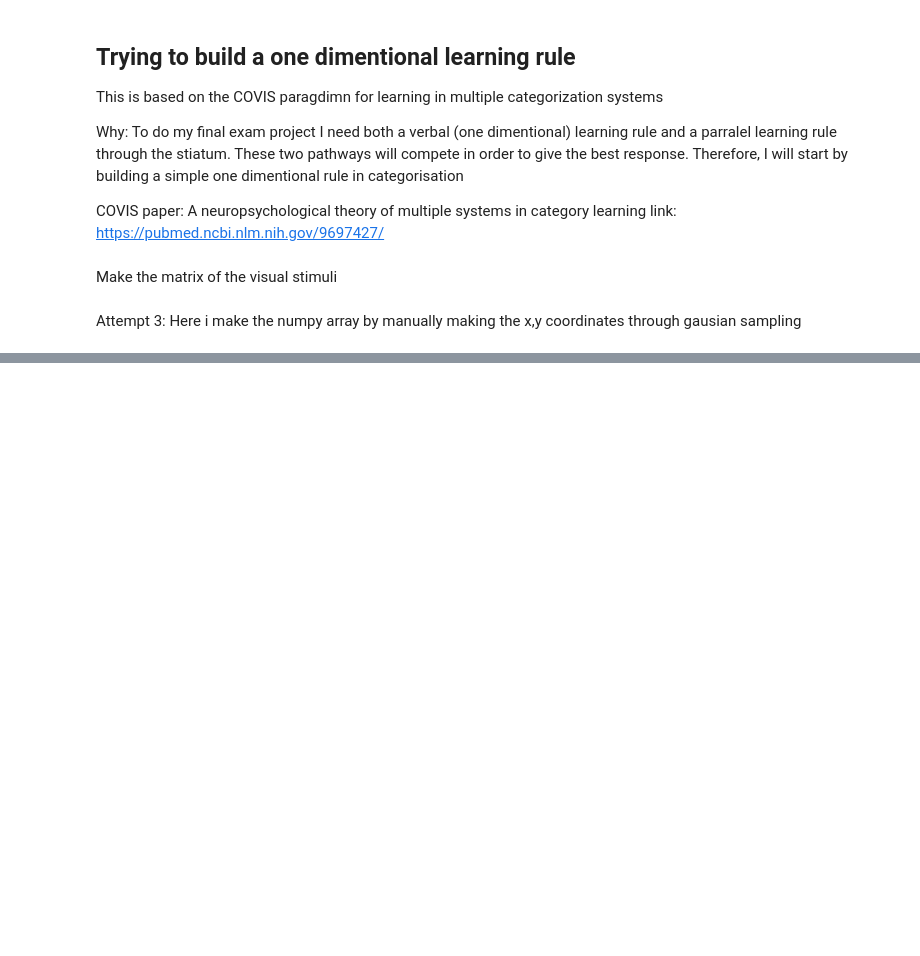
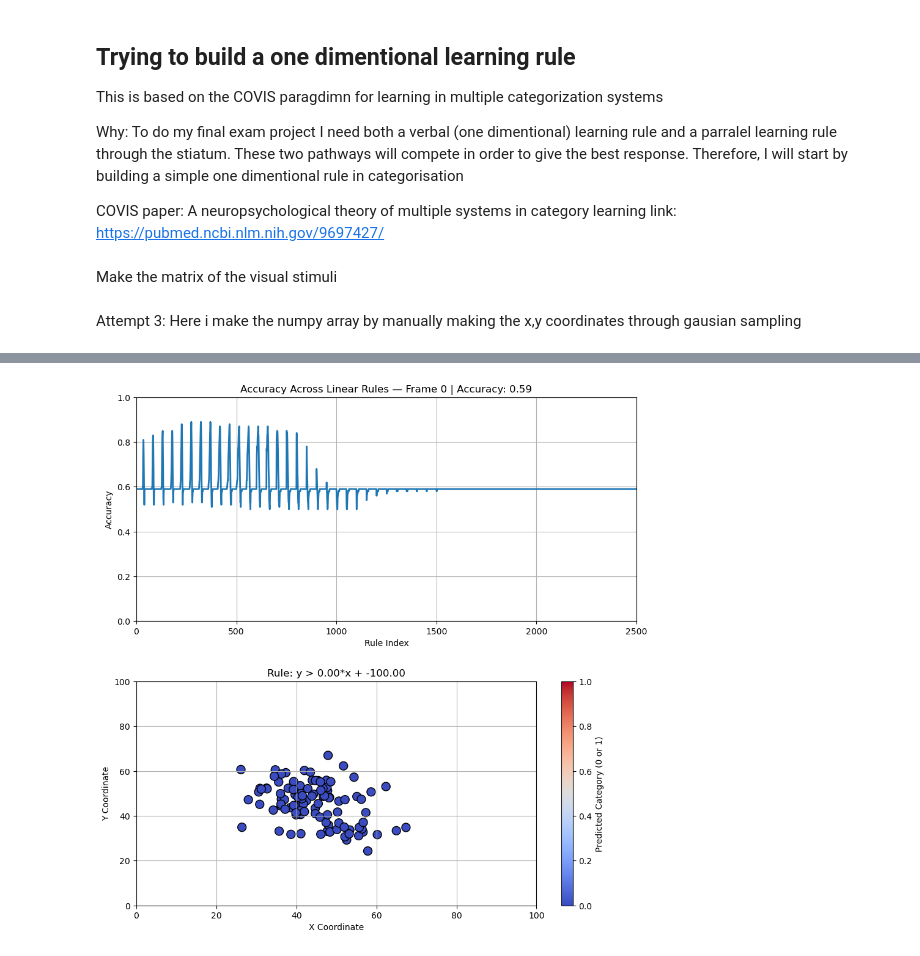
Before and after one commit to JSejrskild/CompNeuro-Exam, a Jupyter notebook: decisionrules/one_dimentional.ipynb, the cells around one changed output, grey strips where cells are left out. Drawn from its saved outputs; the diff is of its cells as text; code cells hidden in the pictures; blank space fills up the shorter version.

```diff
--- a/decisionrules/one_dimentional.ipynb
+++ b/decisionrules/one_dimentional.ipynb
@@ -76,0 +198,93 @@ Shape of the 4D array: (100, 3)
+# %%
+import numpy as np
+import matplotlib as mpl
+import matplotlib.pyplot as plt
+from matplotlib.animation import FuncAnimation
+import os
+
+# Set ffmpeg path
+mpl.rcParams['animation.ffmpeg_path'] = '/Users/johannesejrskildrejsenhus/miniconda3/bin/ffmpeg'
+
+# Ensure video directory exists
+os.makedirs("../videos", exist_ok=True)
+
+# Clear previous history
+acc_history = []
+guess_history = []
+
+# Define grid of linear rules
+a_values = np.linspace(0, 10, 50)  # x slopes
+b_values = np.linspace(-100, 100, 50) # y intercepts
+rule_grid = [(a, b) for a in a_values for b in b_values]
+N = len(rule_grid)
+
+# Create figure
+fig, (ax1, ax2) = plt.subplots(2, 1, figsize=(10, 10))
+fig.tight_layout(pad=5)
+
+# Top plot: accuracy
+accuracy_line, = ax1.plot([], [], lw=2)
+ax1.set_xlim(0, N)
+ax1.set_ylim(0, 1)
+ax1.set_xlabel('Rule Index')
+ax1.set_ylabel('Accuracy')
+ax1.set_title('Accuracy Across Linear Rules')
+ax1.grid(True)
+
+# Bottom plot: scatter + decision line
+scatter = ax2.scatter(x_values, y_values, c=np.zeros_like(answer_values), cmap='coolwarm', edgecolors='k', s=100, vmin=0, vmax=1)
+decision_line, = ax2.plot([], [], 'k--', linewidth=2)
+ax2.set_xlim(0, 100)
+ax2.set_ylim(0, 100)
+ax2.set_xlabel('X Coordinate')
+ax2.set_ylabel('Y Coordinate')
+ax2.set_title('Predictions with Linear Rule')
+ax2.grid(True)
+
+# Optional: add colorbar
+fig.colorbar(scatter, ax=ax2, label='Predicted Category (0 or 1)')
+
+# Update function
+def update(frame):
+    a, b = rule_grid[frame]
+    # Try both directions to find best match
+    pred1 = np.where(y_values > a * x_values + b, 1, 0)
+    acc1 = np.mean(pred1 == answer_values)
+
+    pred2 = 1 - pred1  # Flip predictions
+    acc2 = np.mean(pred2 == answer_values)
+
+    # Use the direction with higher accuracy
+    if acc2 > acc1:
+        guesses = pred2
+        acc = acc2
+    else:
+        guesses = pred1
+        acc = acc1
+
+    acc_history.append(acc)
+    guess_history.append((a, b, acc))
+
+    accuracy_line.set_data(range(len(acc_history)), acc_history)
+    scatter.set_array(guesses)
+
+    # Update decision line
+    x_line = np.array([0, 100])
+    y_line = a * x_line + b
+    decision_line.set_data(x_line, y_line)
+
+    ax1.set_title(f'Accuracy Across Linear Rules — Frame {frame} | Accuracy: {acc:.2f}')
+    ax2.set_title(f'Rule: y > {a:.2f}*x + {b:.2f}')
+
+    return accuracy_line, scatter, decision_line
+
+# Animate and save
+#ani = FuncAnimation(fig, update, frames=N, blit=False, interval=100)
+ani = FuncAnimation(fig, update, frames=range(0, N, 5), blit=False, interval=50)
+ani.save("../videos/optimal_rule_twoDim.mp4", writer="ffmpeg", fps=10)
+
+# Print best rule and accuracy
+best_idx = np.argmax(acc_history)
+best_a, best_b, best_acc = guess_history[best_idx]
+print(f"Best rule: y > {best_a:.2f} * x + {best_b:.2f} — Accuracy: {best_acc:.2f}")
+# %% [output]
@@ -76,0 +292 @@ Shape of the 4D array: (100, 3)
+[figure, added]
```
Also changed, not shown: parts of 13 cells of this notebook, 2 other files.
